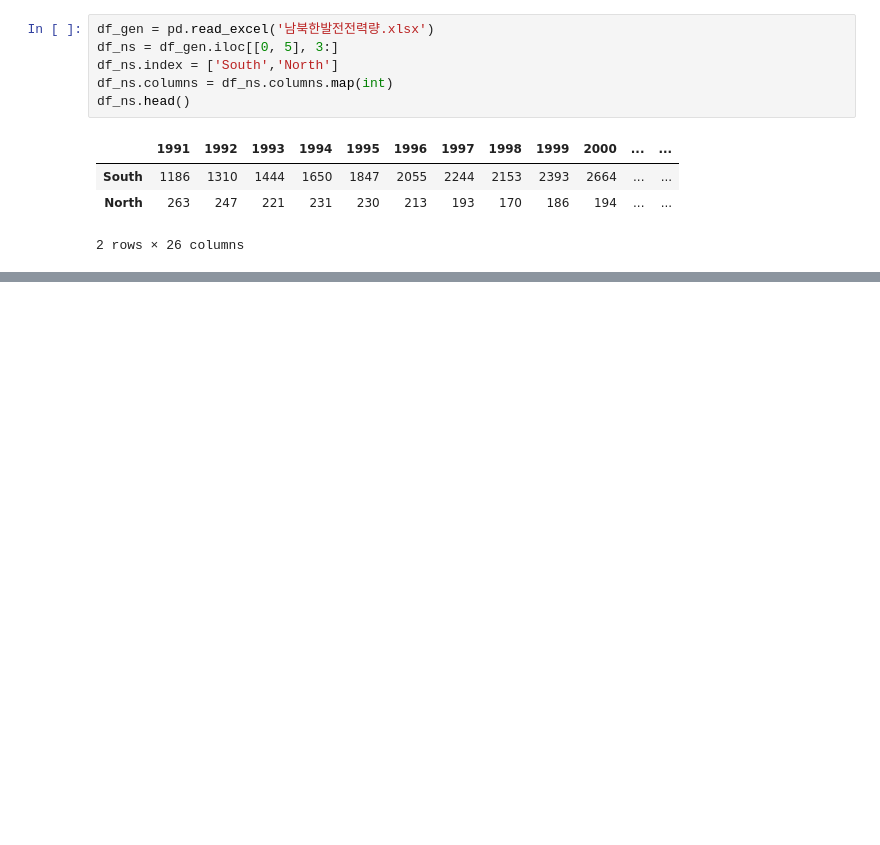
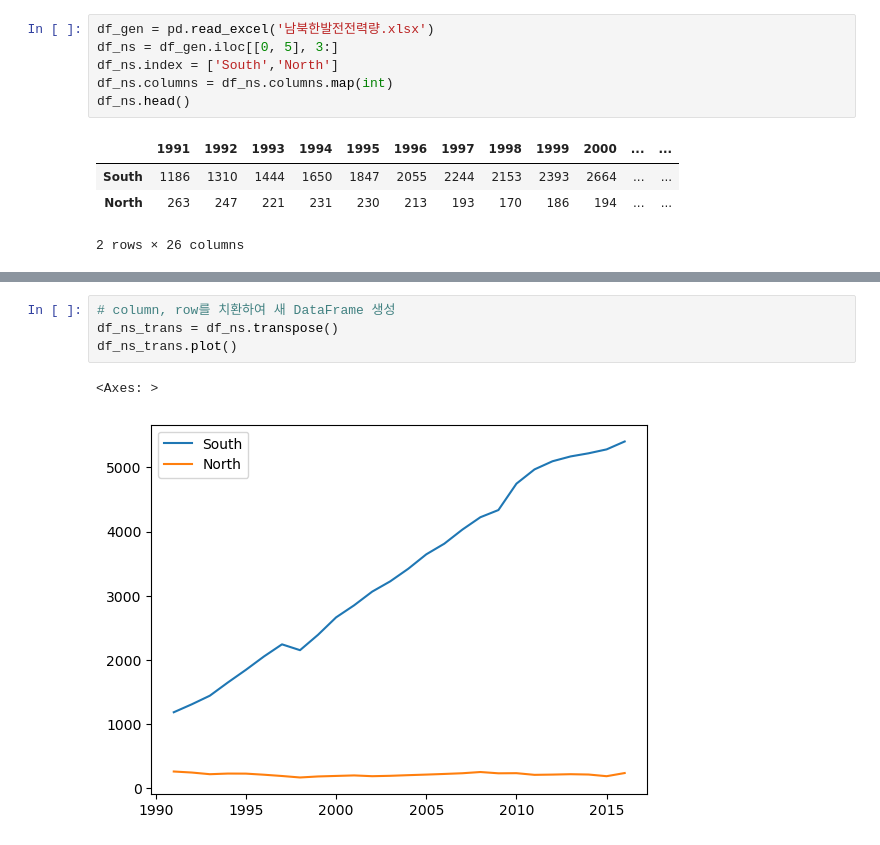
Before and after one commit to gikpreet/class-data_analysis, a Jupyter notebook: 04_Explore_Data/code/module04.ipynb, the cells around one changed output, grey strips where cells are left out. Saved outputs shown, nothing was run; the diff lists cells and outputs as text; blank space fills up the shorter version.

```diff
--- a/04_Explore_Data/code/module04.ipynb
+++ b/04_Explore_Data/code/module04.ipynb
@@ -277,0 +285,7 @@ df_ns.head()
+# %%
+# column, row를 치환하여 새 DataFrame 생성
+df_ns_trans = df_ns.transpose()
+df_ns_trans.plot()
+# %% [output]
+<Axes: >
+[figure, added]
```
Also changed, not shown: parts of 5 cells of this notebook, 5 other files.
